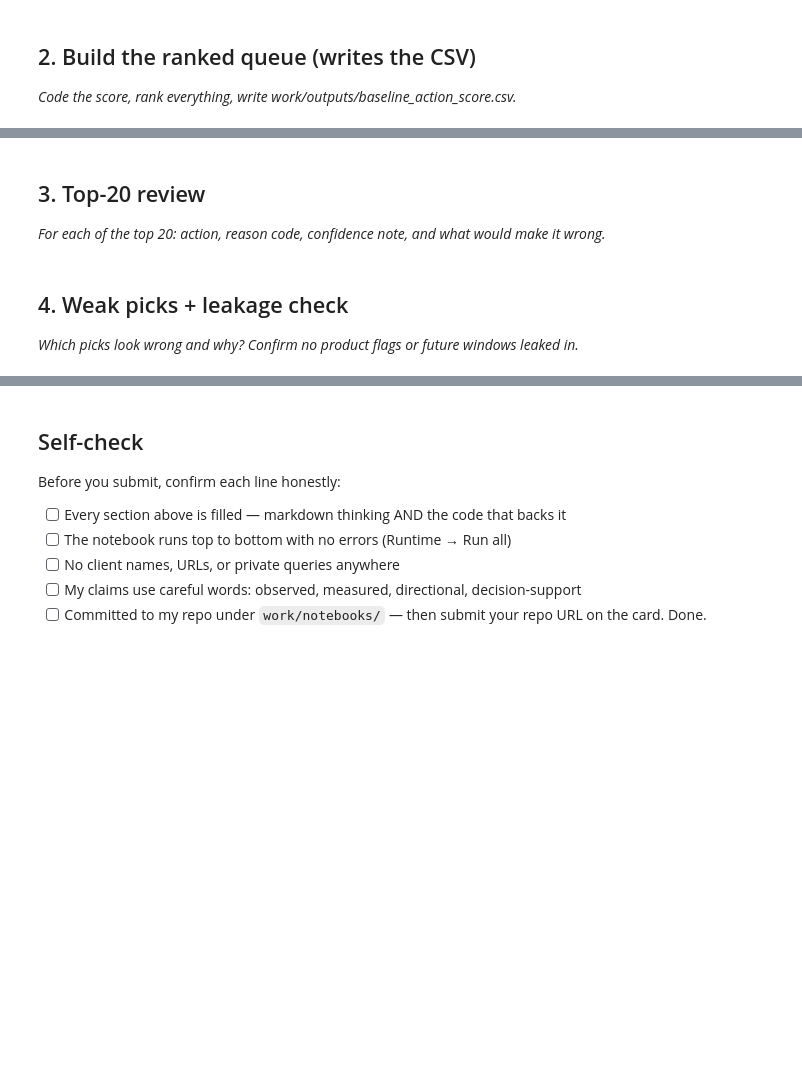
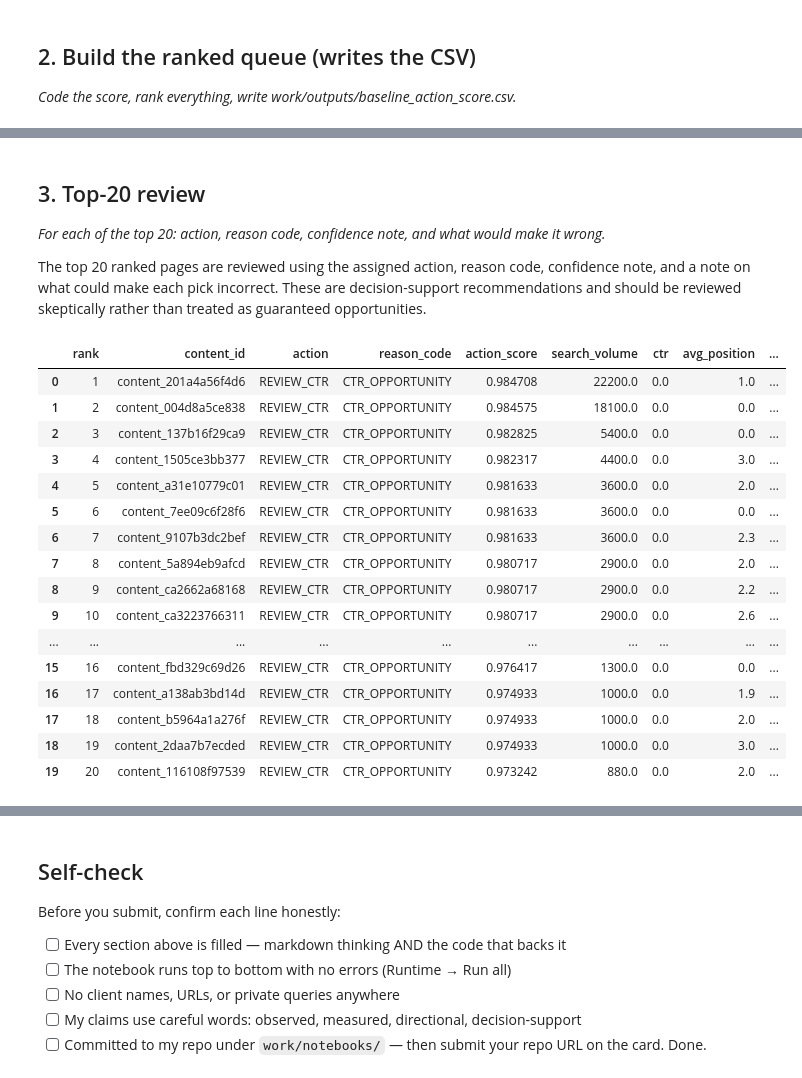
Before and after one commit to Gunjannn07/FlyRank1, a Jupyter notebook: work/notebooks/w04_baseline_score.ipynb, the cells around one changed output, grey strips where cells are left out. Cells and saved outputs as stored; diff of their text form; code cells hidden in the pictures; blank space fills up the shorter version.

```diff
--- a/work/notebooks/w04_baseline_score.ipynb
+++ b/work/notebooks/w04_baseline_score.ipynb
@@ -13,3 +36,21 @@ This skeleton is yours to fill. Work the sections **in order** — each one has
 # %%
 # This cell is for CODE (numbers, a query, a check).
 # Write your text answer in the cell ABOVE this one — typing sentences here breaks Run All.
+# %%
+import os, sys, subprocess
+IN_COLAB = "google.colab" in sys.modules
+REPO_URL = "https://github.com/flyrank-bih/flyrank-ml-internship-starter"
+REPO_DIR = "flyrank-ml-internship-starter"
+
+if IN_COLAB:
+    if not os.path.isdir(REPO_DIR):
+        subprocess.run(["git", "clone", "--depth", "1", REPO_URL, REPO_DIR], check=True)
+
+    os.chdir(REPO_DIR)
+
+    subprocess.run(
+        [sys.executable, "-m", "pip", "install", "-q", "-r", "requirements.txt"],
+        check=True
+    )
+import pandas as pd, numpy as np
+df = pd.read_csv("data/raw/content_refresh_anonymized.csv")
@@ -24,10 +230,63 @@ This skeleton is yours to fill. Work the sections **in order** — each one has
 ## 3. Top-20 review
 
 *For each of the top 20: action, reason code, confidence note, and what would make it wrong.*
+
+The top 20 ranked pages are reviewed using the assigned action, reason code, confidence note, and a note on what could make each pick incorrect. These are decision-support recommendations and should be reviewed skeptically rather than treated as guaranteed opportunities.
 # %%
 # This cell is for CODE (numbers, a query, a check).
 # Write your text answer in the cell ABOVE this one — typing sentences here breaks Run All.
-# %% [markdown]
-## 4. Weak picks + leakage check
-
-*Which picks look wrong and why? Confirm no product flags or future windows leaked in.*
+# %%
+top20 = queue.head(20).copy()
+
+top20["confidence_note"] = np.select(
+    [
+        (top20["ctr_gap"] > 0) & (top20["search_volume"] > 0),
+        (top20["ctr_gap"] > 0),
+        (top20["search_volume"] > 0)
+    ],
+    [
+        "Both CTR gap and volume support the pick.",
+        "CTR gap supports the pick, but volume is limited.",
+        "Volume supports the pick, but CTR gap is limited."
+    ],
+    default="Weak signal support."
+)
+
+top20["what_would_make_it_wrong"] = np.select(
+    [
+        top20["search_volume"] <= 0,
+        top20["ctr_gap"] <= 0
+    ],
+    [
+        "There may be little search demand despite the ranking.",
+        "CTR is not below the typical level for its position."
+    ],
+    default="The position-bucket average may not represent this page's true search intent."
+)
+
+display(
+    top20[
+        [
+            "rank","content_id","action","reason_code","action_score","search_volume",
+            "ctr","avg_position","expected_ctr","confidence_note","what_would_make_it_wrong"
+        ]
+    ]
+)
+# %% [output]
+|  | rank | content_id | action | reason_code | action_score | search_volume | ctr | avg_position | ... |
+| 0 | 1 | content_201a4a56f4d6 | REVIEW_CTR | CTR_OPPORTUNITY | 0.984708 | 22200.0 | 0.0 | 1.0 | ... |
+| 1 | 2 | content_004d8a5ce838 | REVIEW_CTR | CTR_OPPORTUNITY | 0.984575 | 18100.0 | 0.0 | 0.0 | ... |
+| 2 | 3 | content_137b16f29ca9 | REVIEW_CTR | CTR_OPPORTUNITY | 0.982825 | 5400.0 | 0.0 | 0.0 | ... |
+| 3 | 4 | content_1505ce3bb377 | REVIEW_CTR | CTR_OPPORTUNITY | 0.982317 | 4400.0 | 0.0 | 3.0 | ... |
+| 4 | 5 | content_a31e10779c01 | REVIEW_CTR | CTR_OPPORTUNITY | 0.981633 | 3600.0 | 0.0 | 2.0 | ... |
+| 5 | 6 | content_7ee09c6f28f6 | REVIEW_CTR | CTR_OPPORTUNITY | 0.981633 | 3600.0 | 0.0 | 0.0 | ... |
+| 6 | 7 | content_9107b3dc2bef | REVIEW_CTR | CTR_OPPORTUNITY | 0.981633 | 3600.0 | 0.0 | 2.3 | ... |
+| 7 | 8 | content_5a894eb9afcd | REVIEW_CTR | CTR_OPPORTUNITY | 0.980717 | 2900.0 | 0.0 | 2.0 | ... |
+| 8 | 9 | content_ca2662a68168 | REVIEW_CTR | CTR_OPPORTUNITY | 0.980717 | 2900.0 | 0.0 | 2.2 | ... |
+| 9 | 10 | content_ca3223766311 | REVIEW_CTR | CTR_OPPORTUNITY | 0.980717 | 2900.0 | 0.0 | 2.6 | ... |
+| ... | ... | ... | ... | ... | ... | ... | ... | ... | ... |
+| 15 | 16 | content_fbd329c69d26 | REVIEW_CTR | CTR_OPPORTUNITY | 0.976417 | 1300.0 | 0.0 | 0.0 | ... |
+| 16 | 17 | content_a138ab3bd14d | REVIEW_CTR | CTR_OPPORTUNITY | 0.974933 | 1000.0 | 0.0 | 1.9 | ... |
+| 17 | 18 | content_b5964a1a276f | REVIEW_CTR | CTR_OPPORTUNITY | 0.974933 | 1000.0 | 0.0 | 2.0 | ... |
+| 18 | 19 | content_2daa7b7ecded | REVIEW_CTR | CTR_OPPORTUNITY | 0.974933 | 1000.0 | 0.0 | 3.0 | ... |
+| 19 | 20 | content_116108f97539 | REVIEW_CTR | CTR_OPPORTUNITY | 0.973242 | 880.0 | 0.0 | 2.0 | ... |
```
Also changed, not shown: parts of 9 cells of this notebook.
